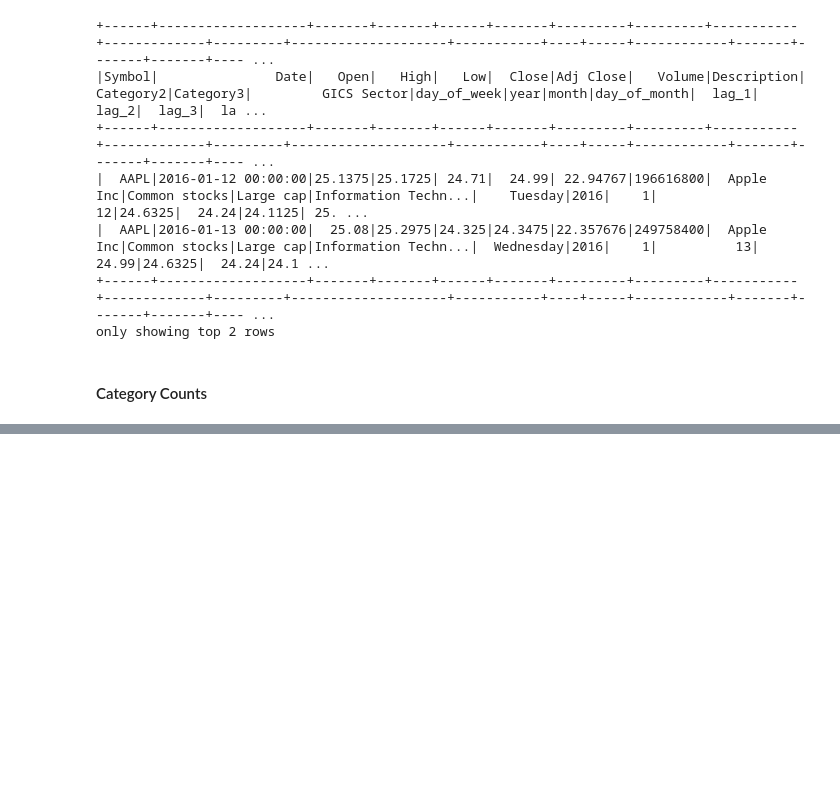
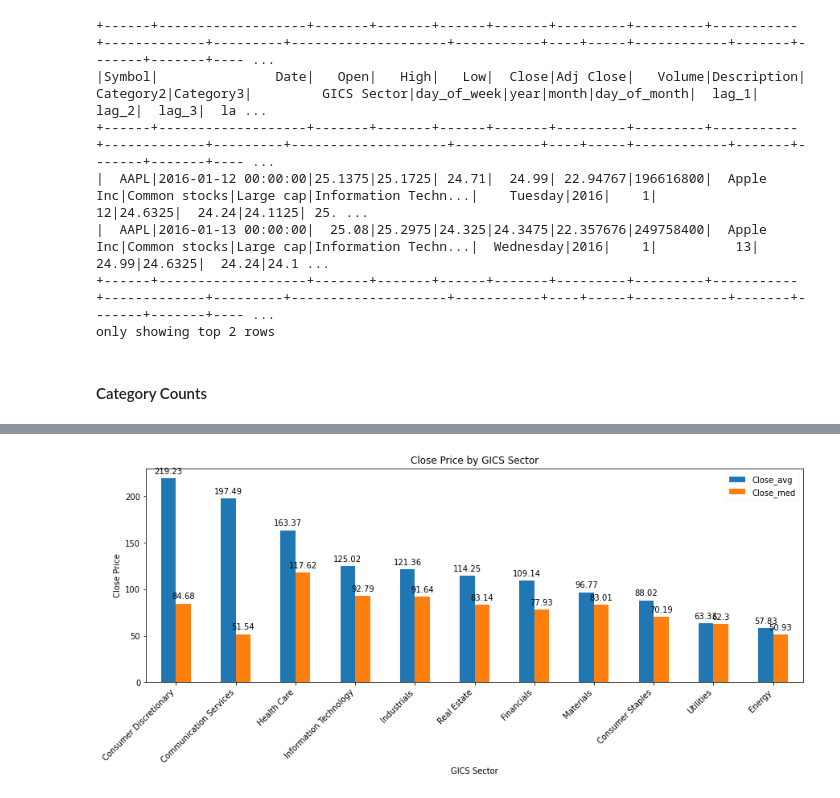
Before and after one commit to carlosmonsivais123/PySpark-SP500-Portfolio-Optimization, a Jupyter notebook: stock_eda.ipynb, the cells around one changed output, grey strips where cells are left out. Drawn from its saved outputs; the diff is of its cells as text; code cells hidden in the pictures; blank space fills up the shorter version.

```diff
--- a/stock_eda.ipynb
+++ b/stock_eda.ipynb
@@ -317,0 +350,11 @@ only showing top 20 rows
+# %%
+best_sector = stock_df_new.groupBy('GICS Sector')\
+.agg(F.round(avg('Close'), 2).alias('Close_avg'),
+     F.round(F.percentile_approx("Close", 0.5), 2).alias("Close_med"),
+     F.round(stddev('Close'), 2).alias('Close_stddev'))
+# %%
+best_sector_df = best_sector.toPandas()
+best_sector_df.sort_values(by = "Close_avg", inplace = True, ascending = False)
+best_sector_df.reset_index(inplace = True, drop = True)
+best_sector_df["Close_med"] = best_sector_df["Close_med"].astype(float).round(2)
+best_sector_df["Close_avg"] = best_sector_df["Close_avg"].astype(float).round(2)
@@ -317,0 +376,20 @@ only showing top 20 rows
+# %%
+fig, ax1 = plt.subplots(figsize=(12,6))
+best_sect_plot = best_sector_df[["GICS Sector", "Close_avg", "Close_med"]].plot.bar(x='GICS Sector', ax=ax1)
+
+
+for p in best_sect_plot.patches:
+    best_sect_plot.annotate(format(p.get_height()),
+                   (p.get_x() + p.get_width() / 2., p.get_height()),
+                   ha='center', va='center',
+                   xytext=(0, 9),
+                   textcoords='offset points')
+plt.tight_layout()
+plt.xticks(rotation=45, ha="right")
+plt.xlabel("GICS Sector")
+plt.ylabel("Close Price")
+plt.title("Close Price by GICS Sector")
+plt.legend(loc="upper right", framealpha=0.15)
+plt.show()
+# %% [output]
+[figure, added]
```
Also changed, not shown: parts of 14 cells of this notebook.
